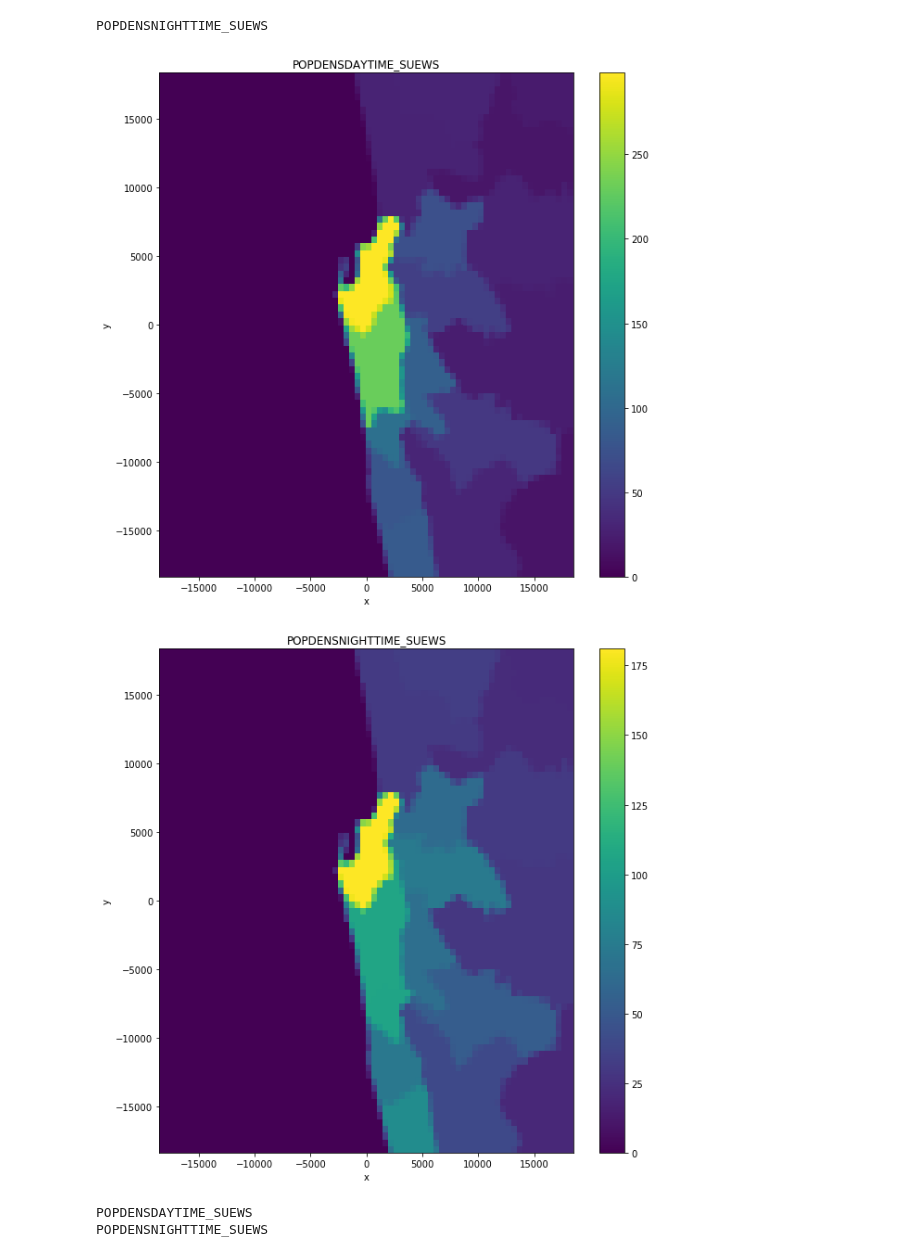
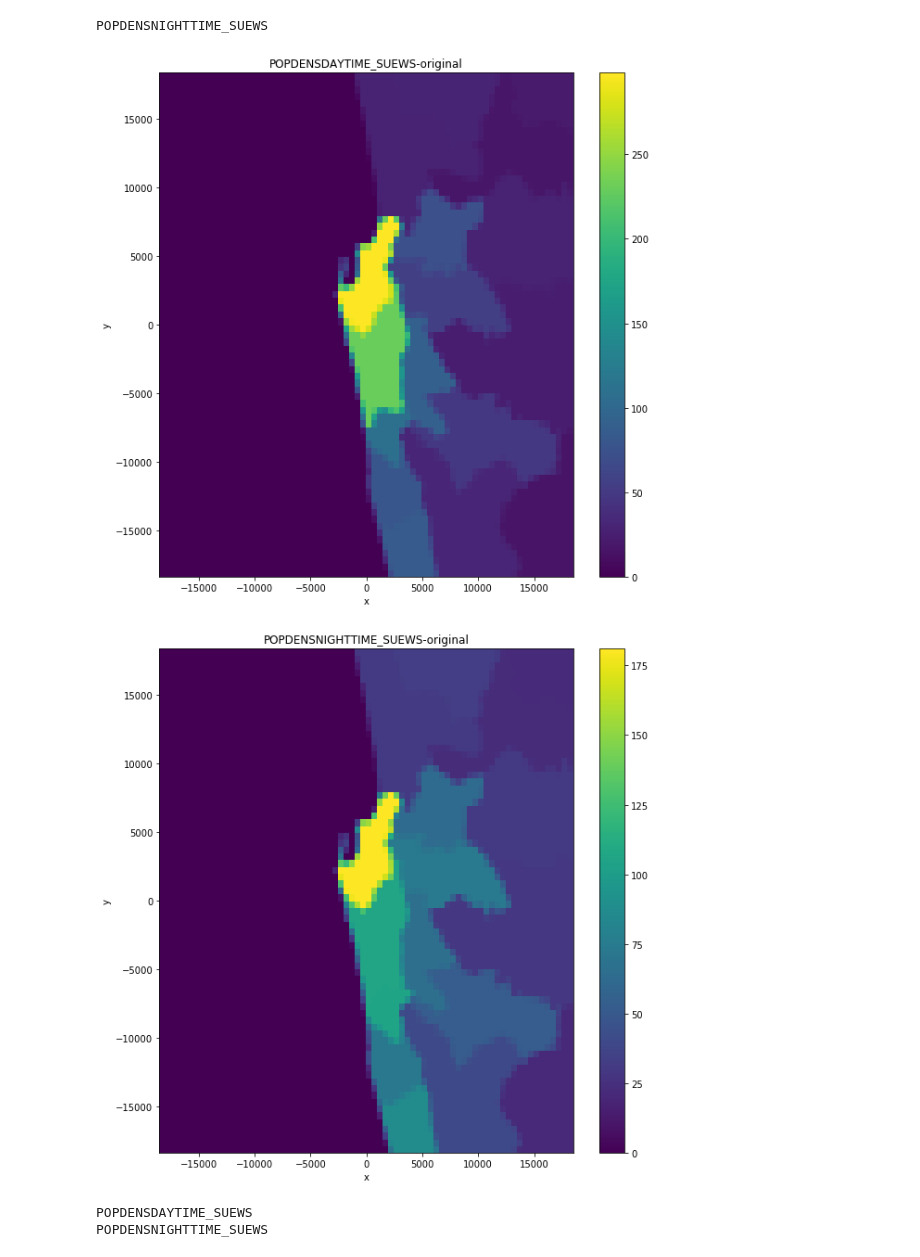
Before and after one commit to Urban-Meteorology-Reading/WRF-SUEWS, a Jupyter notebook: input-processor/pre-processor-SL/Other_modifies/Colombo/land_use.ipynb, the cells around one changed output. Saved outputs shown, nothing was run; the diff lists cells and outputs as text; code cells hidden in the pictures.

```diff
--- a/input-processor/pre-processor-SL/Other_modifies/Colombo/land_use.ipynb
+++ b/input-processor/pre-processor-SL/Other_modifies/Colombo/land_use.ipynb
@@ -399,10 +399,10 @@ POPDENSDAYTIME_SUEWS
 POPDENSNIGHTTIME_SUEWS
 # %%
 for name in names:
-    pc_plot(wrf_X, wrf_Y,ds_base[name.upper()].values[0,:,:],name)
+    pc_plot(wrf_X, wrf_Y,ds_base[name.upper()].values[0,:,:],name+'-original')
 # %% [output]
-[figure, old version]
+[figure, new version]
-[figure, old version]
+[figure, new version]
 # %%
 for name in names:
     print(name)
```
Also changed, not shown: 19 other files.
